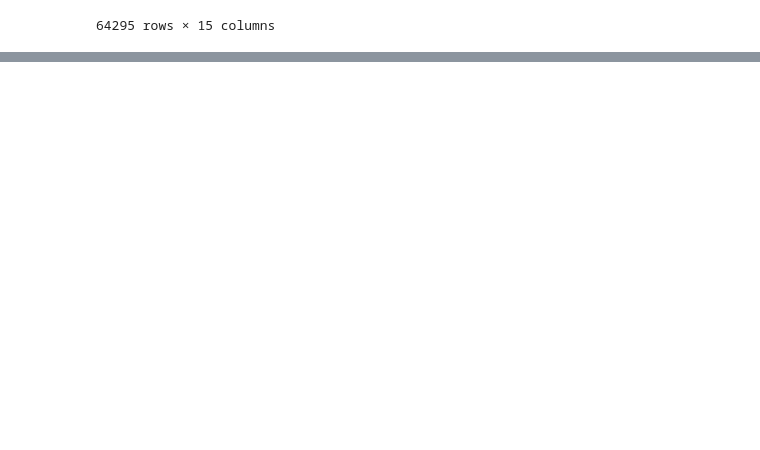
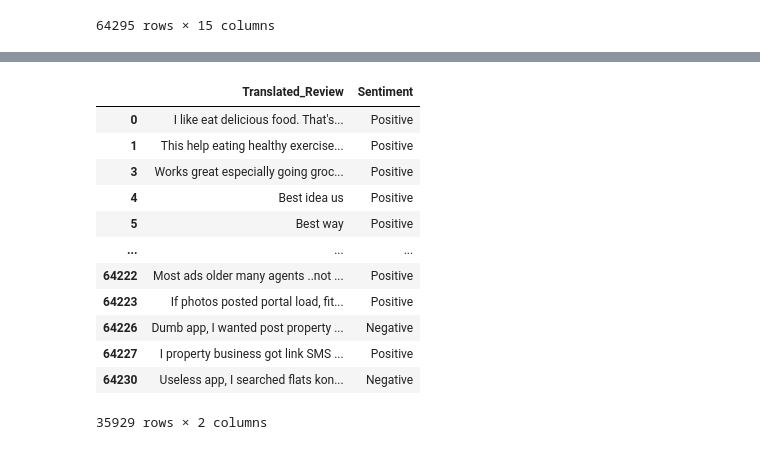
Before and after one commit to Sharat005/GooglePlaystoreAnalysis, a Jupyter notebook: PlaystoreAnalysis.ipynb, the cells around one changed output, grey strips where cells are left out. Drawn from its saved outputs; the diff is of its cells as text; code cells hidden in the pictures; blank space fills up the shorter version.

Commit message:
Pre-processing of text data

```diff
--- a/PlaystoreAnalysis.ipynb
+++ b/PlaystoreAnalysis.ipynb
@@ -595,0 +603,4 @@ merged_data
+# %%
+merged_data = merged_data.dropna()
+merged_data.drop(['App','Sentiment_Polarity','Sentiment_Subjectivity','Genres'],axis=1,inplace=True)
+merged_data
@@ -595,0 +621,17 @@ merged_data
+# %%
+sentiment_data = merged_data[['Translated_Review','Sentiment']]
+sentiment_data
+# %% [output]
+|  | Translated_Review | Sentiment |
+| 0 | I like eat delicious food. That's... | Positive |
+| 1 | This help eating healthy exercise... | Positive |
+| 3 | Works great especially going groc... | Positive |
+| 4 | Best idea us | Positive |
+| 5 | Best way | Positive |
+| ... | ... | ... |
+| 64222 | Most ads older many agents ..not ... | Positive |
+| 64223 | If photos posted portal load, fit... | Positive |
+| 64226 | Dumb app, I wanted post property ... | Negative |
+| 64227 | I property business got link SMS ... | Positive |
+| 64230 | Useless app, I searched flats kon... | Negative |
+35929 rows × 2 columns
```
Also changed, not shown: parts of 14 cells of this notebook.
